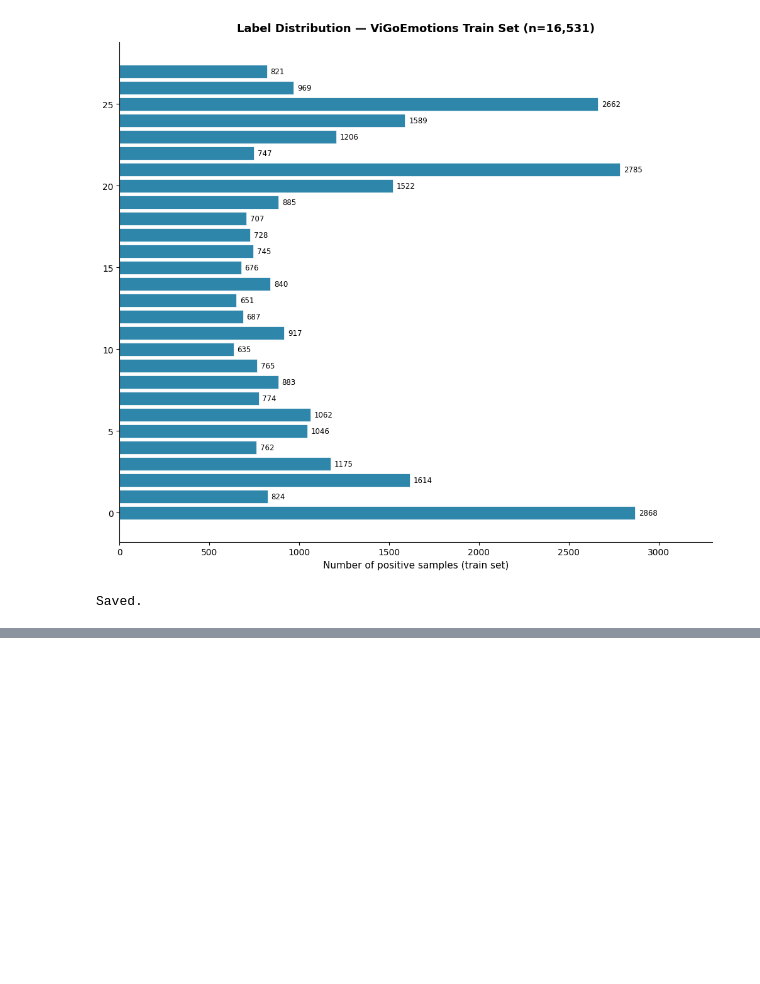
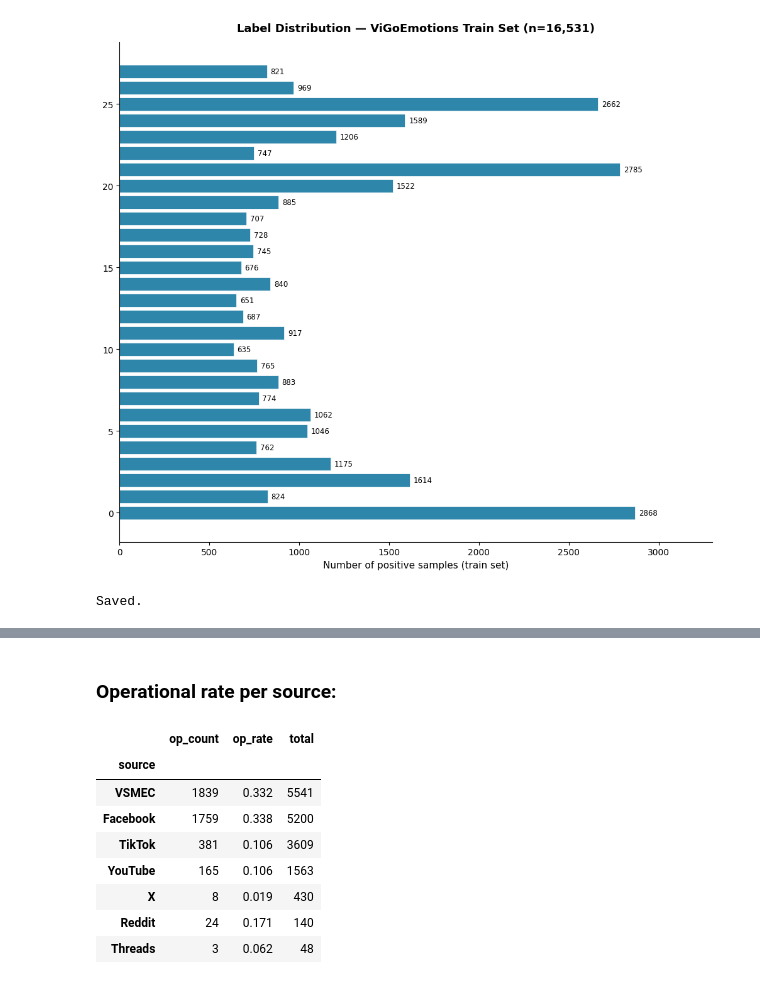
Before and after one commit to PuPuu05/DAP391m-sentiment-vn, a Jupyter notebook: notebooks/01_eda.ipynb, the cells around one changed output, grey strips where cells are left out. Saved outputs shown, nothing was run; the diff lists cells and outputs as text; code cells hidden in the pictures; blank space fills up the shorter version.

```diff
--- a/notebooks/01_eda.ipynb
+++ b/notebooks/01_eda.ipynb
@@ -358,0 +391,24 @@ Saved.
+# %% [markdown]
+### Operational rate per source:
+# %%
+OPERATIONAL = {20, 24, 16, 22}   # disappointment, anger, fear, grief
+
+def has_operational(labels):
+    return any(l in OPERATIONAL for l in labels)
+
+train['has_op'] = train['labels'].apply(has_operational)
+
+op_rate = train.groupby('source')['has_op'].agg(['sum', 'mean', 'count'])
+op_rate.columns = ['op_count', 'op_rate', 'total']
+op_rate['op_rate'] = op_rate['op_rate'].round(3)
+op_rate.sort_values('total', ascending=False)
+# %% [output]
+|  | op_count | op_rate | total |
+| source |  |  |  |
+| VSMEC | 1839 | 0.332 | 5541 |
+| Facebook | 1759 | 0.338 | 5200 |
+| TikTok | 381 | 0.106 | 3609 |
+| YouTube | 165 | 0.106 | 1563 |
+| X | 8 | 0.019 | 430 |
+| Reddit | 24 | 0.171 | 140 |
+| Threads | 3 | 0.062 | 48 |
```
Also changed, not shown: parts of 11 cells of this notebook, 3 other files.
